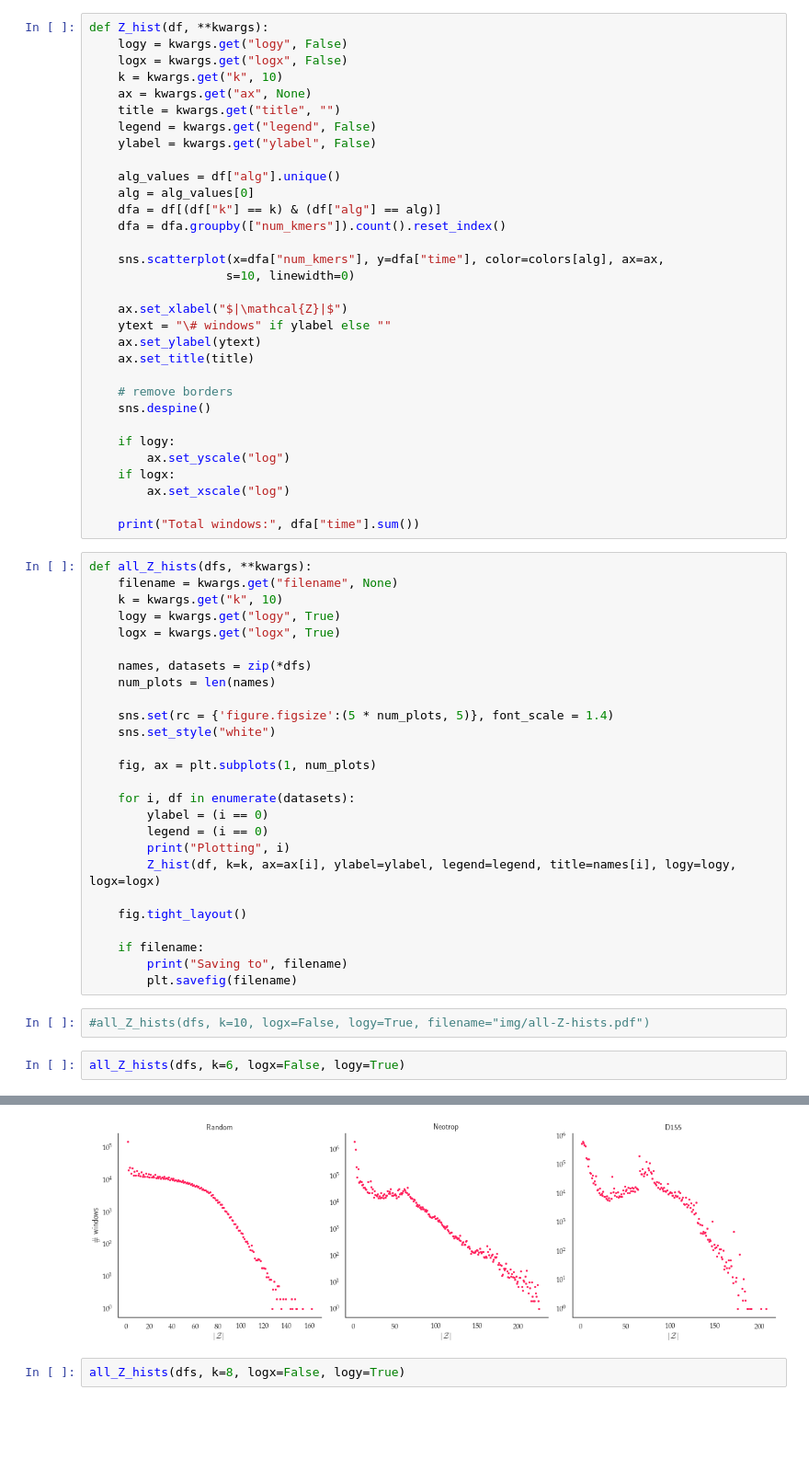
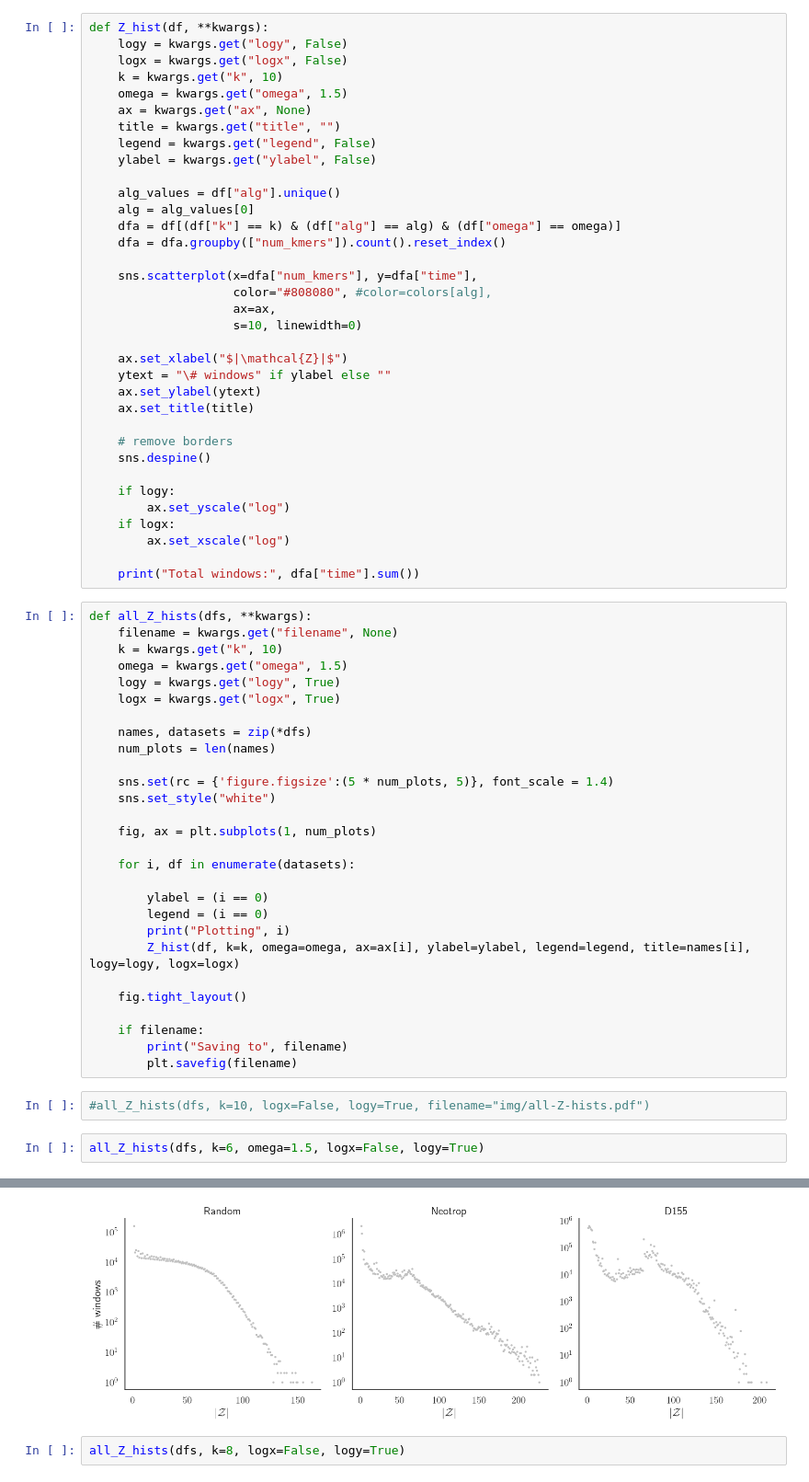
Before and after one commit to nromashchenko/pk-algs, a Jupyter notebook: plots_clean.ipynb, the cells around one changed output, grey strips where cells are left out. Shown at 92% size. Cells and saved outputs as stored; diff of their text form; blank space fills up the shorter version.

```diff
--- a/plots_clean.ipynb
+++ b/plots_clean.ipynb
@@ -593,6 +573,7 @@ def Z_hist(df, **kwargs):
     logy = kwargs.get("logy", False)
     logx = kwargs.get("logx", False)
     k = kwargs.get("k", 10)
+    omega = kwargs.get("omega", 1.5)
     ax = kwargs.get("ax", None)
     title = kwargs.get("title", "")
     legend = kwargs.get("legend", False)
@@ -600,11 +581,13 @@ def Z_hist(df, **kwargs):
 
     alg_values = df["alg"].unique()
     alg = alg_values[0]
-    dfa = df[(df["k"] == k) & (df["alg"] == alg)]
+    dfa = df[(df["k"] == k) & (df["alg"] == alg) & (df["omega"] == omega)]
     dfa = dfa.groupby(["num_kmers"]).count().reset_index()
 
-    sns.scatterplot(x=dfa["num_kmers"], y=dfa["time"], color=colors[alg], ax=ax,
-                   s=10, linewidth=0)
+    sns.scatterplot(x=dfa["num_kmers"], y=dfa["time"],
+                    color="#808080", #color=colors[alg],
+                    ax=ax,
+                    s=10, linewidth=0)
 
     ax.set_xlabel("$|\mathcal{Z}|$")
     ytext = "\# windows" if ylabel else ""
@@ -624,6 +607,7 @@ def Z_hist(df, **kwargs):
 def all_Z_hists(dfs, **kwargs):
     filename = kwargs.get("filename", None)
     k = kwargs.get("k", 10)
+    omega = kwargs.get("omega", 1.5)
     logy = kwargs.get("logy", True)
     logx = kwargs.get("logx", True)
 
@@ -636,10 +620,11 @@ def all_Z_hists(dfs, **kwargs):
     fig, ax = plt.subplots(1, num_plots)
 
     for i, df in enumerate(datasets):
+
         ylabel = (i == 0)
         legend = (i == 0)
         print("Plotting", i)
-        Z_hist(df, k=k, ax=ax[i], ylabel=ylabel, legend=legend, title=names[i], logy=logy, logx=logx)
+        Z_hist(df, k=k, omega=omega, ax=ax[i], ylabel=ylabel, legend=legend, title=names[i], logy=logy, logx=logx)
 
     fig.tight_layout()
 
@@ -649,15 +634,15 @@ def all_Z_hists(dfs, **kwargs):
 # %%
 #all_Z_hists(dfs, k=10, logx=False, logy=True, filename="img/all-Z-hists.pdf")
 # %%
-all_Z_hists(dfs, k=6, logx=False, logy=True)
+all_Z_hists(dfs, k=6, omega=1.5, logx=False, logy=True)
 # %% [output]
 Plotting 0
 Total windows: 994000
 Plotting 1
 Total windows: 5740062
 Plotting 2
 Total windows: 5861244
-[figure, old version]
+[figure, new version]
 # %%
 all_Z_hists(dfs, k=8, logx=False, logy=True)
 # %% [output]
```
Also changed, not shown: parts of 63 cells of this notebook, 6 other files.
